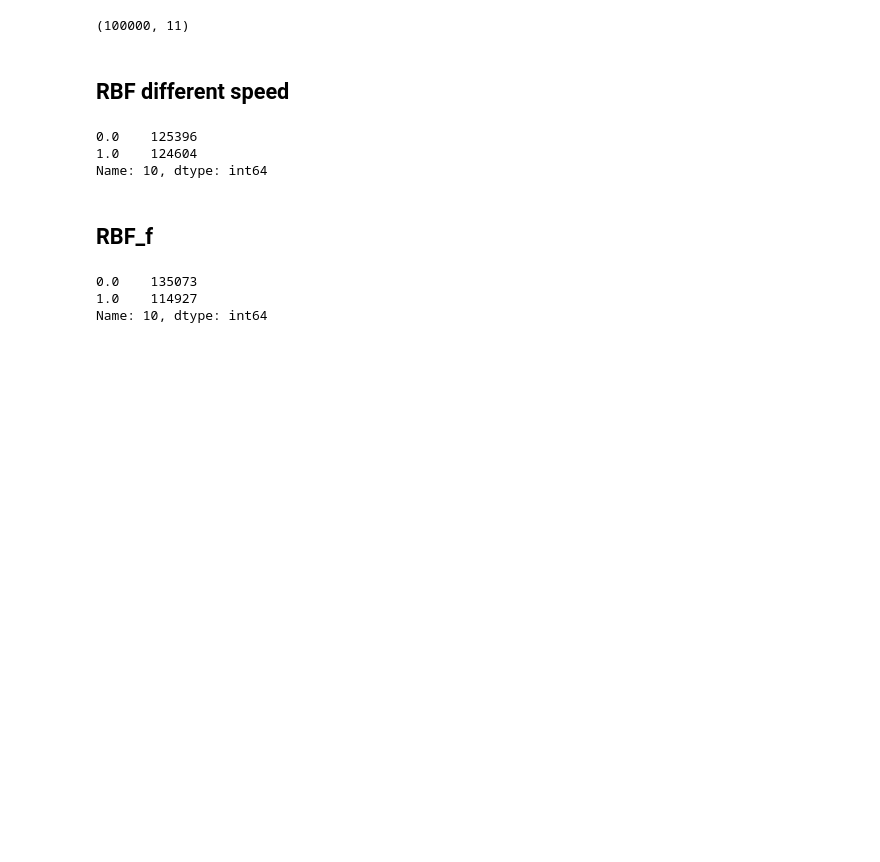
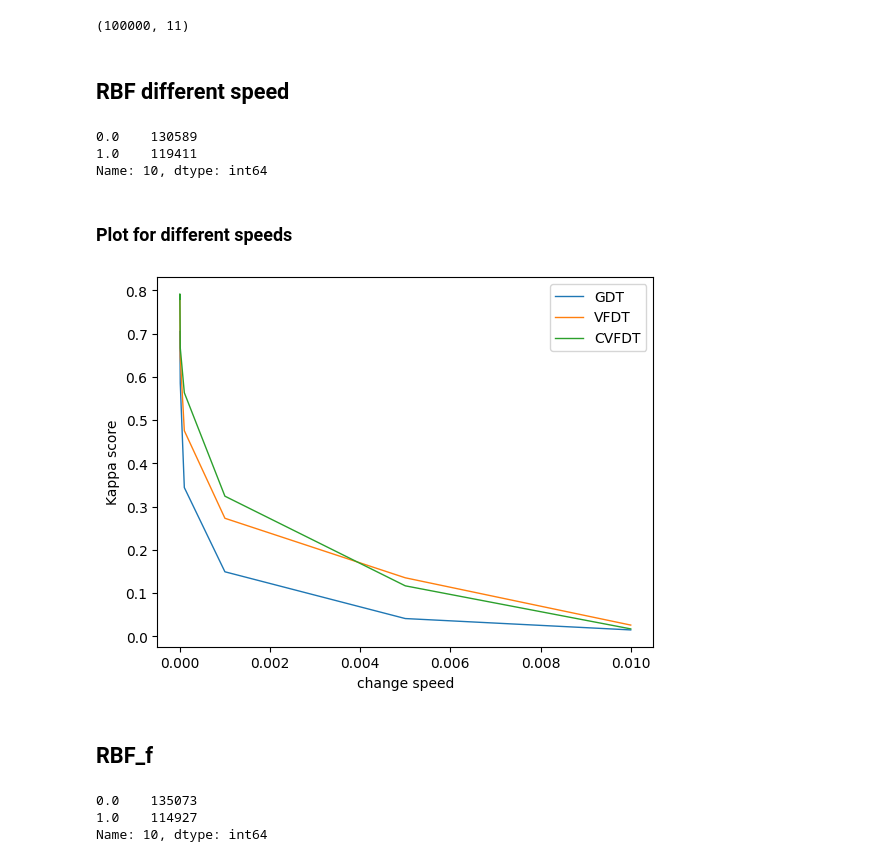
Before and after one commit to Leon209/Thesis, a Jupyter notebook: notebooks/datasets.ipynb, the cells around one changed output. Saved outputs shown, nothing was run; the diff lists cells and outputs as text; code cells hidden in the pictures; blank space fills up the shorter version.

```diff
--- a/notebooks/datasets.ipynb
+++ b/notebooks/datasets.ipynb
@@ -37,10 +37,36 @@ data.to_csv('datasets_streaming/rbf_5.csv', index=False)
 # %%
-test = pd.read_csv('datasets_streaming/rbf_5.csv')
+test = pd.read_csv('datasets_streaming/rbf_1,5.csv')
 test['10'].value_counts()
 # %% [output]
-0.0    125396
-1.0    124604
+0.0    130589
+1.0    119411
 Name: 10, dtype: int64
+# %% [markdown]
+### Plot for different speeds
+# %%
+X = [0.01, 0.005, 0.001, 0.0001, 0.00001, 0.000001, 0.0000001]
+gdt = [0.0146, 0.0409, 0.1491, 0.3439, 0.5851, 0.704, 0.7049]
+vfdt = [0.0258, 0.1352, 0.2729, 0.4754, 0.646, 0.7864, 0.7793]
+cvfdt = [0.017, 0.1166, 0.324, 0.5633, 0.6669, 0.7919, 0.7795]
+
+
+plt.plot(X, gdt, label='GDT', linewidth=1)
+plt.plot(X, vfdt, label='VFDT', linewidth=1)
+plt.plot(X, cvfdt, label='CVFDT', linewidth=1)
+
+
+
+# Naming the x-axis, y-axis and the whole graph
+plt.ylabel("Kappa score")
+plt.xlabel("change speed")
+#plt.title()
+plt.legend()
+ax = plt.gca()
+#ax.axes.xaxis.set_ticklabels([])
+plt.savefig('results/rbf_speed/drift_speed_plot.png', dpi = 300.0)
+plt.show()
+# %% [output]
+[figure, added]
 # %% [markdown]
 ## RBF_f
 # %%
```
Also changed, not shown: parts of 2 cells of this notebook, 16 other files.
